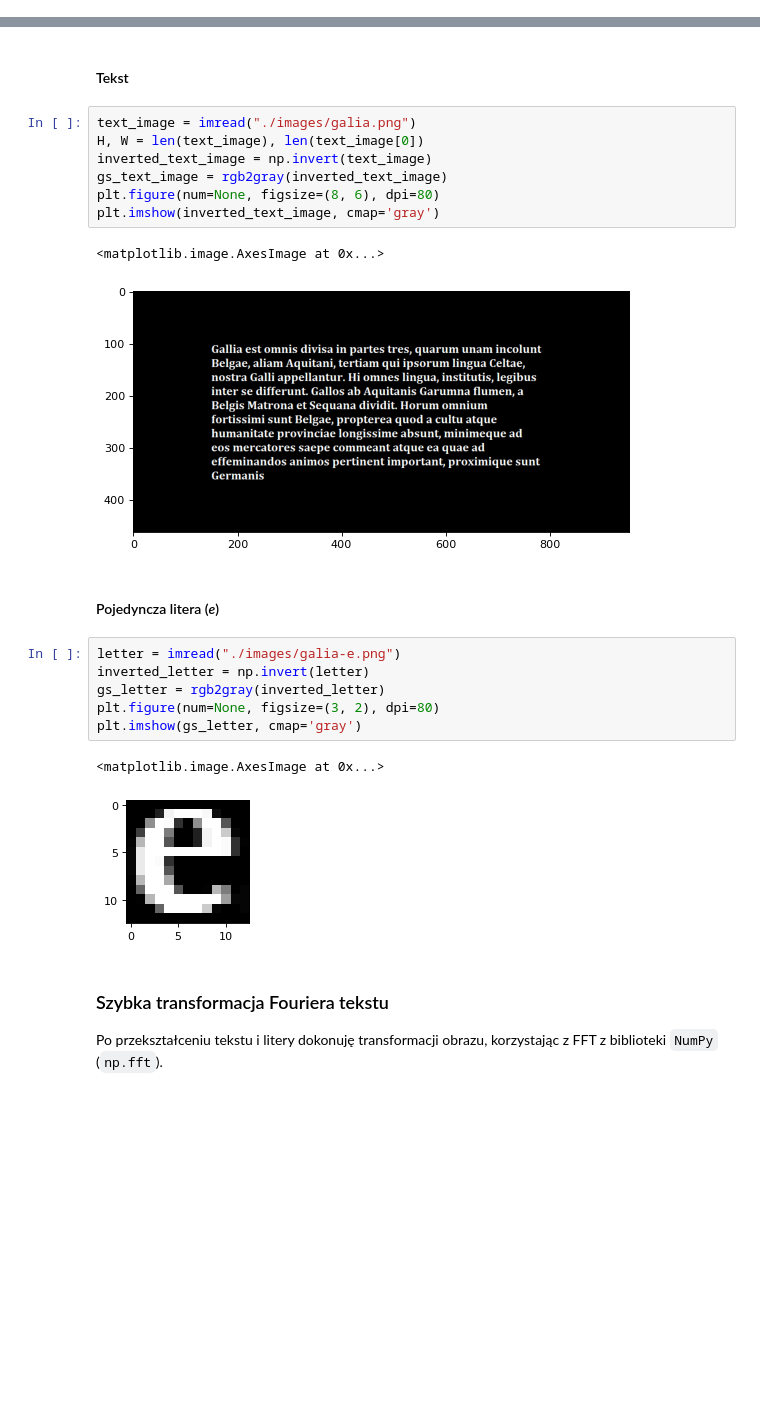
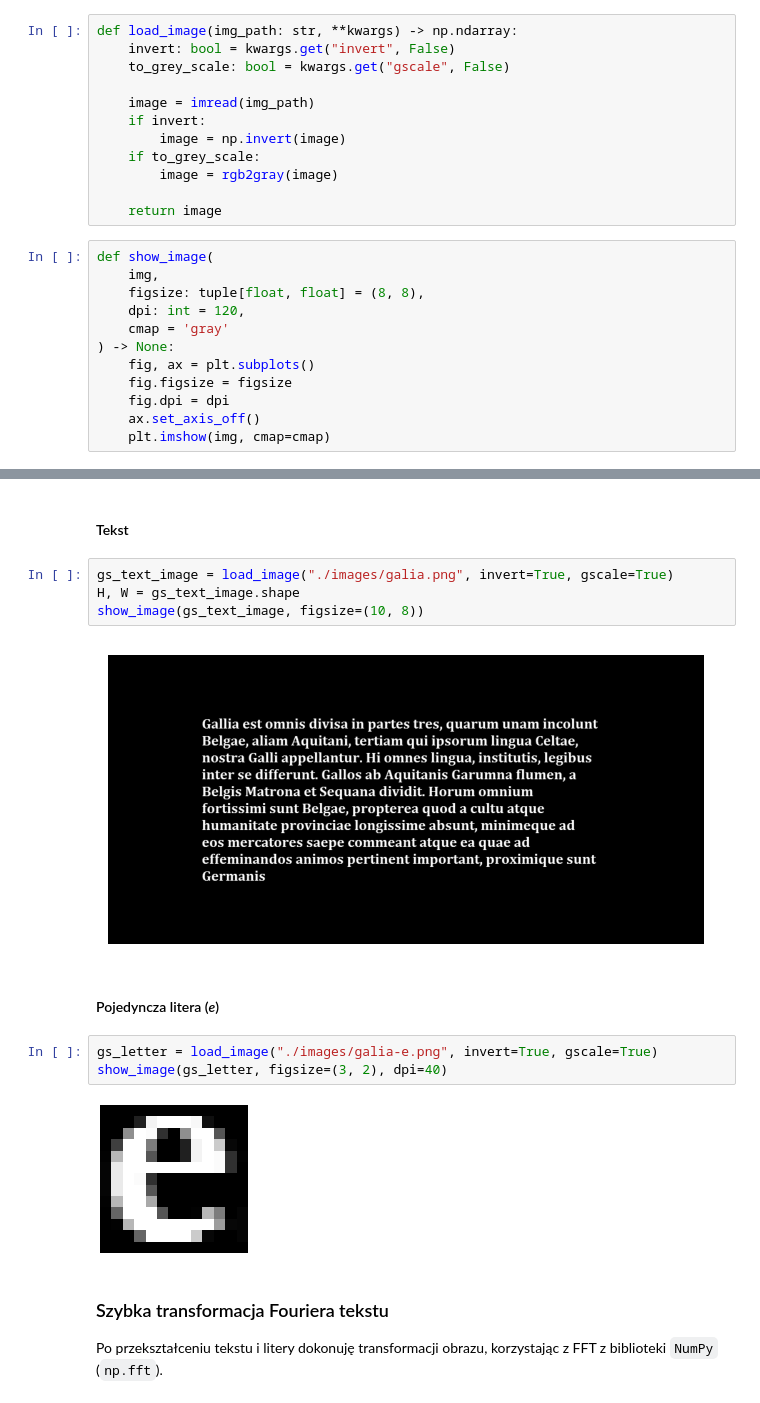
Before and after one commit to Szaroslav/computational-methods-agh-course, a Jupyter notebook: lab09/lab09.ipynb, the cells around one changed output, grey strips where cells are left out. Drawn from its saved outputs; the diff is of its cells as text; blank space fills up the shorter version.

```diff
--- a/lab09/lab09.ipynb
+++ b/lab09/lab09.ipynb
@@ -13,5 +14,29 @@ from skimage.color import rgb2hsv, rgb2gray, rgb2yuv
 from skimage import color, exposure, transform
 from skimage.exposure import equalize_hist
+# %%
+def load_image(img_path: str, **kwargs) -> np.ndarray:
+    invert: bool = kwargs.get("invert", False)
+    to_grey_scale: bool = kwargs.get("gscale", False)
+
+    image = imread(img_path)
+    if invert:
+        image = np.invert(image)
+    if to_grey_scale:
+        image = rgb2gray(image)
+
+    return image
+# %%
+def show_image(
+    img,
+    figsize: tuple[float, float] = (8, 8),
+    dpi: int = 120,
+    cmap = 'gray'
+) -> None:
+    fig, ax = plt.subplots()
+    fig.figsize = figsize
+    fig.dpi = dpi
+    ax.set_axis_off()
+    plt.imshow(img, cmap=cmap)
 # %% [markdown]
 ## Zadanie 1. Analiza obrazów.
 - Wczytaj obraz przedstawiający tekst, dokonaj odwrócenia kolorów (czarne tło), a następnie jego transformacji do domeny częstotliwościowej za pomocą DFT. Przedstaw wartości fazy i modułu współczynników Fouriera (osobno).
@@ -27,26 +52,18 @@ Na początku wczytuję obraz i odwracam paletę kolorów, aby tło tekstu było
 # %% [markdown]
 #### Tekst
 # %%
-text_image = imread("./images/galia.png")
-H, W = len(text_image), len(text_image[0])
-inverted_text_image = np.invert(text_image)
-gs_text_image = rgb2gray(inverted_text_image)
-plt.figure(num=None, figsize=(8, 6), dpi=80)
-plt.imshow(inverted_text_image, cmap='gray')
+gs_text_image = load_image("./images/galia.png", invert=True, gscale=True)
+H, W = gs_text_image.shape
+show_image(gs_text_image, figsize=(10, 8))
 # %% [output]
-<matplotlib.image.AxesImage at 0x...>
-[figure, old version]
+[figure, new version]
 # %% [markdown]
 #### Pojedyncza litera (_e_)
 # %%
-letter = imread("./images/galia-e.png")
-inverted_letter = np.invert(letter)
-gs_letter = rgb2gray(inverted_letter)
-plt.figure(num=None, figsize=(3, 2), dpi=80)
-plt.imshow(gs_letter, cmap='gray')
+gs_letter = load_image("./images/galia-e.png", invert=True, gscale=True)
+show_image(gs_letter, figsize=(3, 2), dpi=40)
 # %% [output]
-<matplotlib.image.AxesImage at 0x...>
-[figure, old version]
+[figure, new version]
 # %% [markdown]
 ### Szybka transformacja Fouriera tekstu
 Po przekształceniu tekstu i litery dokonuję transformacji obrazu, korzystając z FFT z biblioteki `NumPy` (`np.fft`).
```
Also changed, not shown: parts of 14 cells of this notebook, 1 other file.
